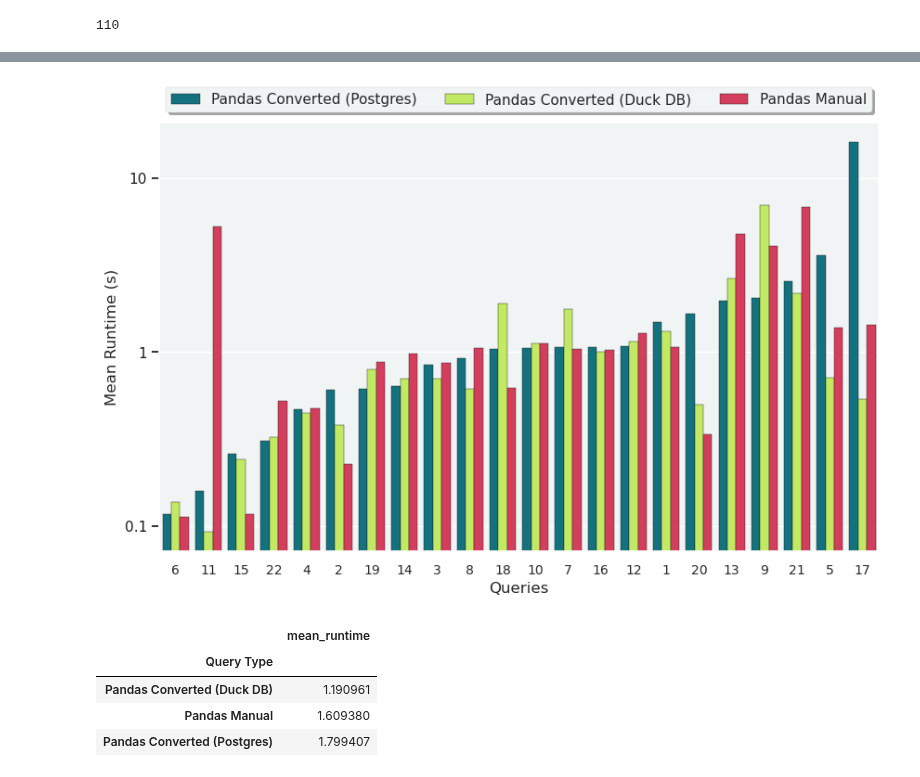
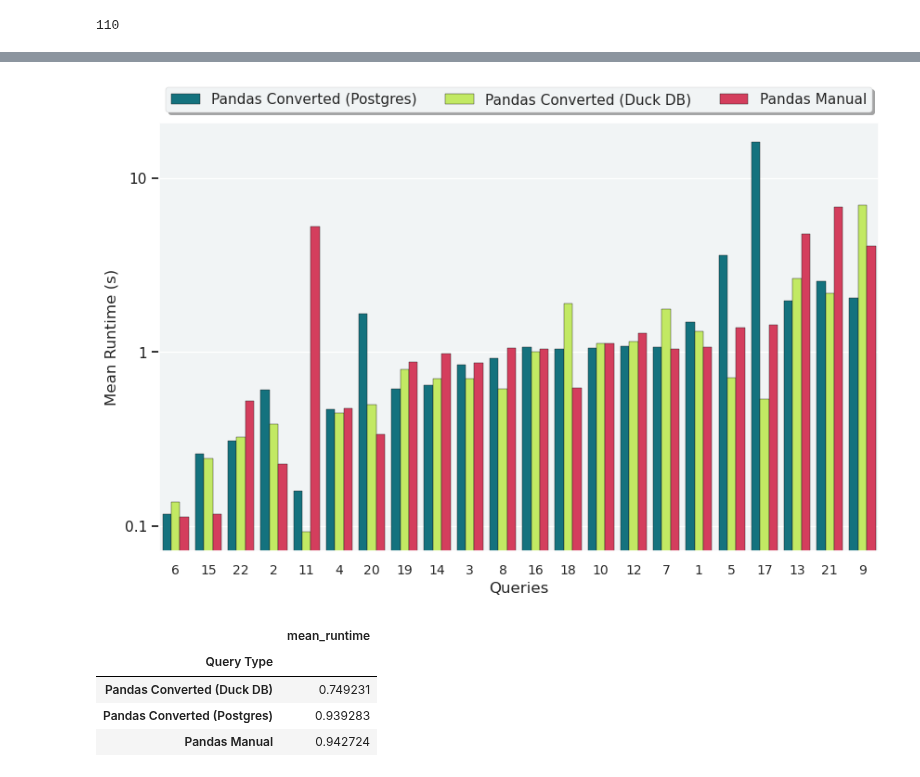
Before and after one commit to groegercesg/QueryBridge, a Jupyter notebook: benchmarking/hand_analysis.ipynb, the cells around one changed output, grey strips where cells are left out. Drawn from its saved outputs; the diff is of its cells as text; code cells hidden in the pictures.

Commit message:
Reexporting, updating and adding new figures for the experimental results section

```diff
--- a/benchmarking/hand_analysis.ipynb
+++ b/benchmarking/hand_analysis.ipynb
@@ -45,12 +45,14 @@ def fix_runs(runs):
 
 results['Runs'] = results.apply(lambda row : fix_runs(row['Runs']), axis = 1)
 
-results['Median'] = results.apply(lambda row: statistics.median(sorted(row['Runs'])), axis = 1)
+def g_mean(x):
+    a = np.log(x)
+    return np.exp(a.mean())
 
-def ignore_first_mean(runs):
-    return statistics.mean(runs[1:])
+def ignore_first_mean_geom(runs):
+    return g_mean(runs[1:])
 
-results['Mean_first'] = results.apply(lambda row : ignore_first_mean(row['Runs']), axis = 1)
+results['Mean'] = results.apply(lambda row : ignore_first_mean_geom(row['Runs']), axis = 1)
 results["Query Type"] = results["Query Name"]
 # %%
 results = results[results["Data Type"] != "SQL"]
@@ -77,10 +79,10 @@ results.head()
 order_res = results \
     .groupby(['Query Number'], sort=False, as_index=False) \
     .agg(
-        m_mean_runtime=("Mean_first", "mean"),
+        g_mean_runtime=("Mean", g_mean),
     )
-avg_query_order = list(order_res.sort_values(by=["m_mean_runtime"])["Query Number"])
-pg_query_order = list(results[results["Query Type"] == "Pandas Converted (Postgres)"].sort_values(by=["Mean_first"])["Query Number"])
+avg_query_order = list(order_res.sort_values(by=["g_mean_runtime"])["Query Number"])
+pg_query_order = list(results[results["Query Type"] == "Pandas Converted (Postgres)"].sort_values(by=["Mean"])["Query Number"])
 
 def query_order_sorter(column):
     """Sort function"""
@@ -92,42 +94,42 @@ order_results = results.sort_values(by='Query Number', key=query_order_sorter)
 # plot with seaborn barplot
 sns.set(rc={'figure.figsize':(10,6)})
 background_color = '#f1f4f5'
 sns.set(rc={'axes.facecolor':background_color})
 plt.rcParams['patch.linewidth'] = 0.3
 plt.rcParams['patch.edgecolor'] = 'k'
 
 color = ['#028090','#CBFF4D','#ED254E']
 order = ["Pandas Converted (Postgres)", "Pandas Converted (Duck DB)", "Pandas Manual"]
 
 
-ax = sns.barplot(data=order_results, x='Query Number', y='Mean_first', hue='Query Type',
-                 palette=color, order=query_order, hue_order=order)
+ax = sns.barplot(data=order_results, x='Query Number', y='Mean', hue='Query Type',
+                 palette=color, order=avg_query_order, hue_order=order)
 
 ax.set_yscale("log")
 ax.set(xlabel='Queries', ylabel='Mean Runtime (s)')
 
 # the non-logarithmic labels
 ticks = [0.1, 1, 10]
 ax.set_yticks(ticks)
 ax.set_yticklabels(ticks)
 
 #set parameters for tick labels
 plt.tick_params(axis='x', which='major', labelsize=10)
 plt.tick_params(axis='y', which='major', direction="out", colors="k", left=True)
 
 ax.legend(loc='upper center', bbox_to_anchor=(0.5, 1.10),
           ncol=4, fancybox=True, shadow=True)
 
 plt.savefig("analysis_results/" + str(test_name) + "_queries.pdf", bbox_inches="tight")
 plt.show()
 # %% [output]
-[figure, old version]
+[figure, new version]
 # %%
 # Number to show peformance of each, in comparison to each other
 group_results = results \
     .groupby(['Query Type'], sort=False) \
     .agg(
-        mean_runtime=("Mean_first", "mean"),
+        mean_runtime=("Mean", g_mean),
     )
 
 group_results = group_results.sort_values(by=["mean_runtime"])
@@ -135,6 +137,6 @@ group_results
 # %% [output]
 |  | mean_runtime |
 | Query Type |  |
-| Pandas Converted (Duck DB) | 1.190961 |
-| Pandas Manual | 1.609380 |
-| Pandas Converted (Postgres) | 1.799407 |
+| Pandas Converted (Duck DB) | 0.749231 |
+| Pandas Converted (Postgres) | 0.939283 |
+| Pandas Manual | 0.942724 |
```
Also changed, not shown: parts of 4 cells of this notebook, 5 other files.
